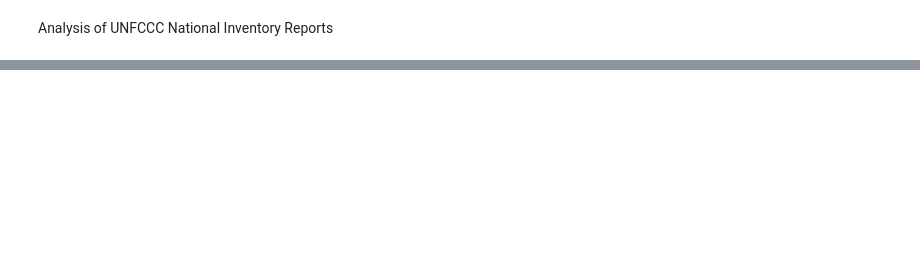
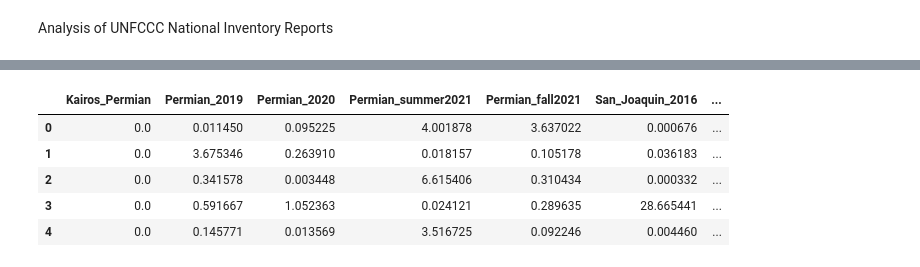
Before and after one commit to esherwin/MethaneDistributionsPublished, a Jupyter notebook: DistributionsMain.ipynb, the cells around one changed output, grey strips where cells are left out. Cells and saved outputs as stored; diff of their text form; code cells hidden in the pictures; blank space fills up the shorter version.

```diff
--- a/DistributionsMain.ipynb
+++ b/DistributionsMain.ipynb
@@ -1686,0 +1708,25 @@ Annex1CountriesUsingDefault/NonNullAnnex1Countries, Annex1CountriesOnlyDefault/N
+# %%
+# Generate random samples of for each Carbon Mapper campaign
+# No need to account for partial detection
+
+random_sample_all_campaigns["Permian_2019"] = CMPermian2019['Emission magnitude [kgh]'].sample(number_samples_to_save, replace=True, ignore_index=True)
+random_sample_all_campaigns["Permian_2020"] = CMPermian2020['Emission magnitude [kgh]'].sample(number_samples_to_save, replace=True, ignore_index=True)
+random_sample_all_campaigns["Permian_summer2021"] = CMPermian2021Summer['Emission magnitude [kgh]'].sample(number_samples_to_save, replace=True, ignore_index=True)
+random_sample_all_campaigns["Permian_fall2021"] = CMPermian2021Fall['Emission magnitude [kgh]'].sample(number_samples_to_save, replace=True, ignore_index=True)
+random_sample_all_campaigns["San_Joaquin_2016"] = CMCA2016['Emission magnitude [kgh]'].sample(number_samples_to_save, replace=True, ignore_index=True)
+random_sample_all_campaigns["San_Joaquin_2017"] = CMCA2017['Emission magnitude [kgh]'].sample(number_samples_to_save, replace=True, ignore_index=True)
+random_sample_all_campaigns["San_Joaquin_summer2020"] = CMCA2020COVID['Emission magnitude [kgh]'].sample(number_samples_to_save, replace=True, ignore_index=True)
+random_sample_all_campaigns["San_Joaquin_fall2020"] = CMCA2020['Emission magnitude [kgh]'].sample(number_samples_to_save, replace=True, ignore_index=True)
+random_sample_all_campaigns["San_Joaquin_fall2021"] = CMCA2021['Emission magnitude [kgh]'].sample(number_samples_to_save, replace=True, ignore_index=True)
+random_sample_all_campaigns["Denver_summer2021"] = CMDJ2021Summer['Emission magnitude [kgh]'].sample(number_samples_to_save, replace=True, ignore_index=True)
+random_sample_all_campaigns["Denver_fall2021"] = CMDJ2021Fall['Emission magnitude [kgh]'].sample(number_samples_to_save, replace=True, ignore_index=True)
+random_sample_all_campaigns["Pennsylvania_2021"] = CMAppalachia2021['Emission magnitude [kgh]'].sample(number_samples_to_save, replace=True, ignore_index=True)
+random_sample_all_campaigns["Uinta_2020"] = CMUinta2020['Emission magnitude [kgh]'].sample(number_samples_to_save, replace=True, ignore_index=True)
+random_sample_all_campaigns.head()
+# %% [output]
+|  | Kairos_Permian | Permian_2019 | Permian_2020 | Permian_summer2021 | Permian_fall2021 | San_Joaquin_2016 | ... |
+| 0 | 0.0 | 0.011450 | 0.095225 | 4.001878 | 3.637022 | 0.000676 | ... |
+| 1 | 0.0 | 3.675346 | 0.263910 | 0.018157 | 0.105178 | 0.036183 | ... |
+| 2 | 0.0 | 0.341578 | 0.003448 | 6.615406 | 0.310434 | 0.000332 | ... |
+| 3 | 0.0 | 0.591667 | 1.052363 | 0.024121 | 0.289635 | 28.665441 | ... |
+| 4 | 0.0 | 0.145771 | 0.013569 | 3.516725 | 0.092246 | 0.004460 | ... |
```
Also changed, not shown: parts of 8 cells of this notebook, 1 other file.
